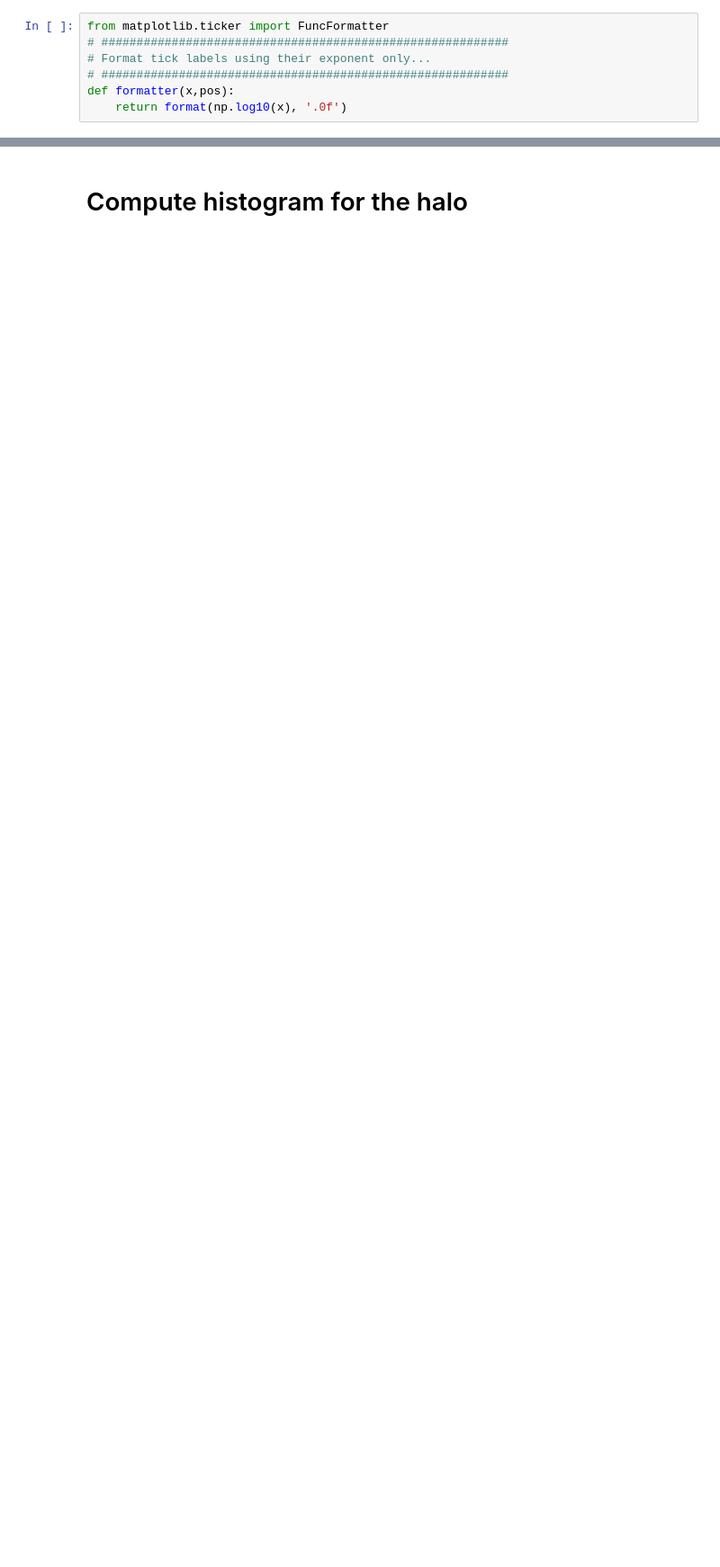
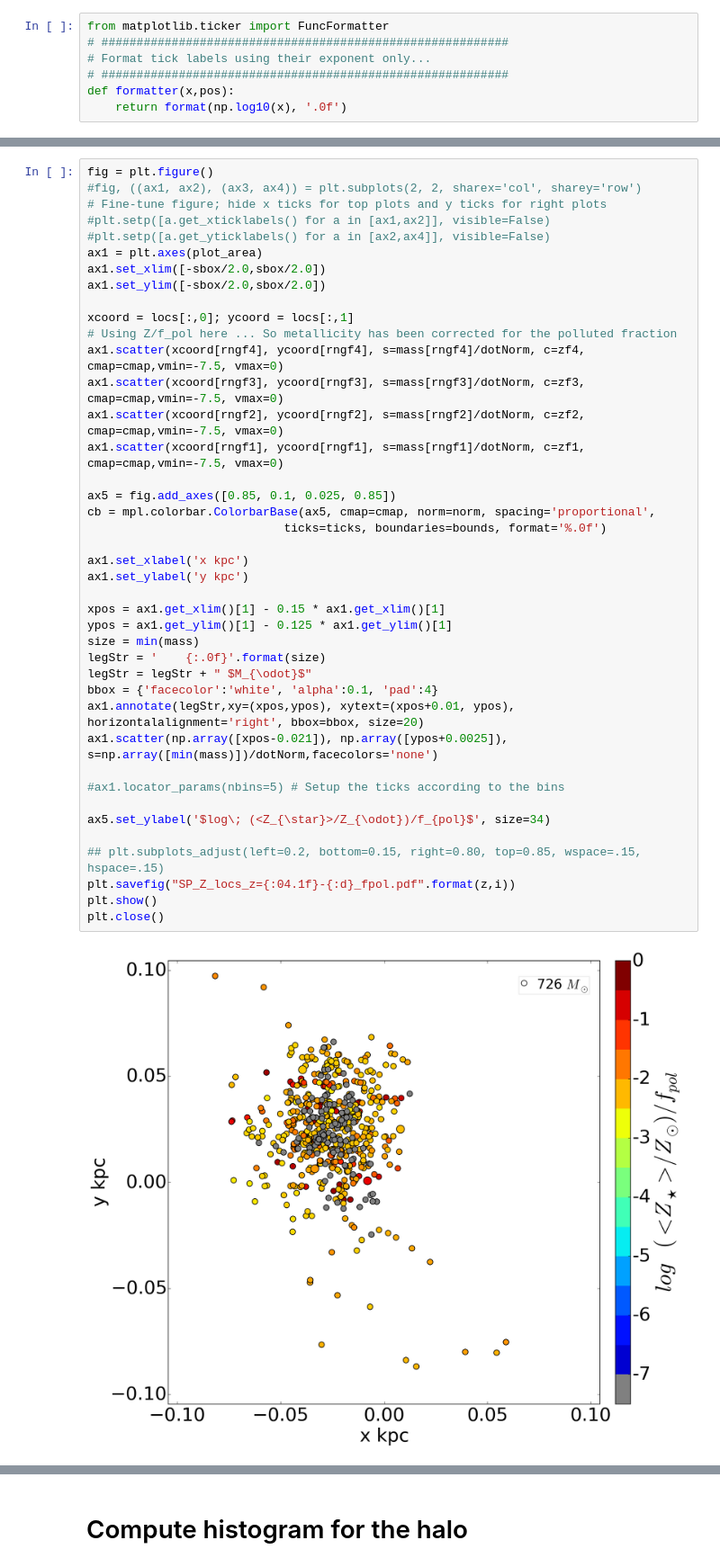
Before and after one commit to earnric/python_histograms, a Jupyter notebook: genHaloDataForPaper.ipynb, the cells around one changed output, grey strips where cells are left out. Shown at 90% size. Saved outputs shown, nothing was run; the diff lists cells and outputs as text; blank space fills up the shorter version.

```diff
--- a/genHaloDataForPaper.ipynb
+++ b/genHaloDataForPaper.ipynb
@@ -122,0 +194,43 @@ plt.close()
+# %%
+fig = plt.figure()
+#fig, ((ax1, ax2), (ax3, ax4)) = plt.subplots(2, 2, sharex='col', sharey='row')
+# Fine-tune figure; hide x ticks for top plots and y ticks for right plots
+#plt.setp([a.get_xticklabels() for a in [ax1,ax2]], visible=False)
+#plt.setp([a.get_yticklabels() for a in [ax2,ax4]], visible=False)
+ax1 = plt.axes(plot_area)
+ax1.set_xlim([-sbox/2.0,sbox/2.0])
+ax1.set_ylim([-sbox/2.0,sbox/2.0])
+
+xcoord = locs[:,0]; ycoord = locs[:,1]
+# Using Z/f_pol here ... So metallicity has been corrected for the polluted fraction
+ax1.scatter(xcoord[rngf4], ycoord[rngf4], s=mass[rngf4]/dotNorm, c=zf4, cmap=cmap,vmin=-7.5, vmax=0)
+ax1.scatter(xcoord[rngf3], ycoord[rngf3], s=mass[rngf3]/dotNorm, c=zf3, cmap=cmap,vmin=-7.5, vmax=0)
+ax1.scatter(xcoord[rngf2], ycoord[rngf2], s=mass[rngf2]/dotNorm, c=zf2, cmap=cmap,vmin=-7.5, vmax=0)
+ax1.scatter(xcoord[rngf1], ycoord[rngf1], s=mass[rngf1]/dotNorm, c=zf1, cmap=cmap,vmin=-7.5, vmax=0)
+
+ax5 = fig.add_axes([0.85, 0.1, 0.025, 0.85])
+cb = mpl.colorbar.ColorbarBase(ax5, cmap=cmap, norm=norm, spacing='proportional',
+                            ticks=ticks, boundaries=bounds, format='%.0f')
+
+ax1.set_xlabel('x kpc')
+ax1.set_ylabel('y kpc')
+
+xpos = ax1.get_xlim()[1] - 0.15 * ax1.get_xlim()[1]
+ypos = ax1.get_ylim()[1] - 0.125 * ax1.get_ylim()[1]
+size = min(mass)
+legStr = '    {:.0f}'.format(size)
+legStr = legStr + " $M_{\odot}$"
+bbox = {'facecolor':'white', 'alpha':0.1, 'pad':4}
+ax1.annotate(legStr,xy=(xpos,ypos), xytext=(xpos+0.01, ypos), horizontalalignment='right', bbox=bbox, size=20)
+ax1.scatter(np.array([xpos-0.021]), np.array([ypos+0.0025]), s=np.array([min(mass)])/dotNorm,facecolors='none')
+
+#ax1.locator_params(nbins=5) # Setup the ticks according to the bins
+
+ax5.set_ylabel('$log\; (<Z_{\star}>/Z_{\odot})/f_{pol}$', size=34)
+
+## plt.subplots_adjust(left=0.2, bottom=0.15, right=0.80, top=0.85, wspace=.15, hspace=.15)
+plt.savefig("SP_Z_locs_z={:04.1f}-{:d}_fpol.pdf".format(z,i))
+plt.show()
+plt.close()
+# %% [output]
+[figure, added]
```
Also changed, not shown: parts of 23 cells of this notebook.
